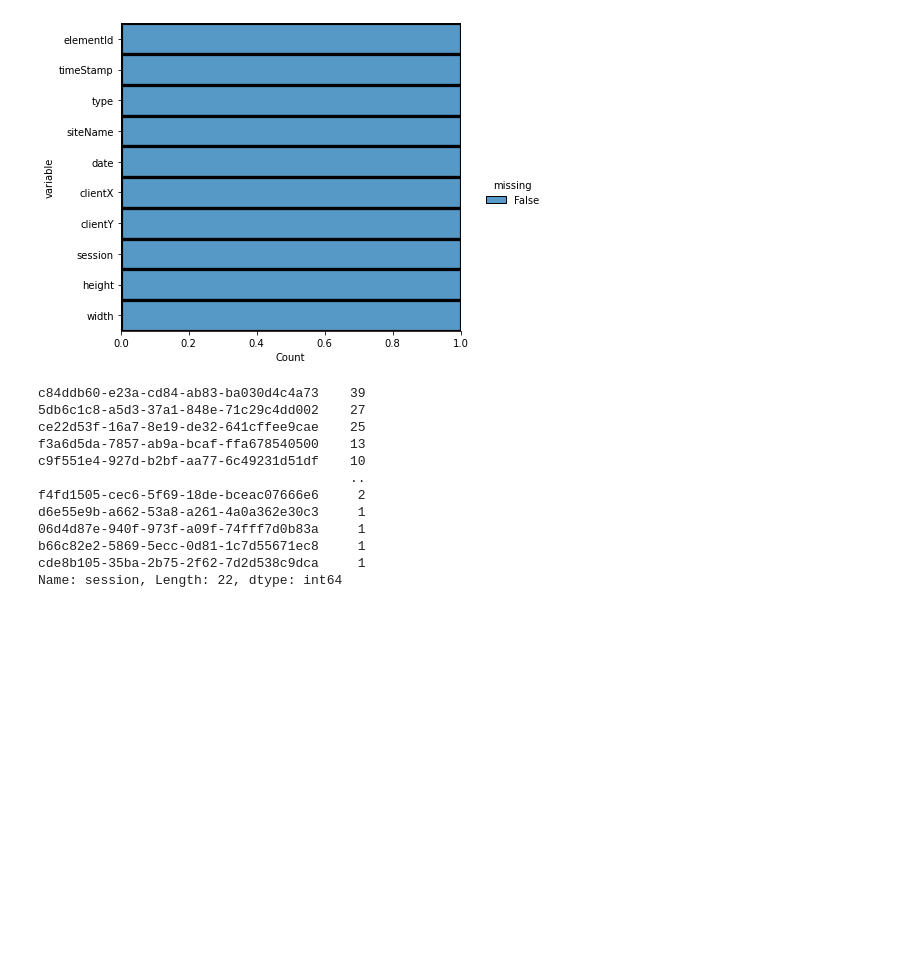
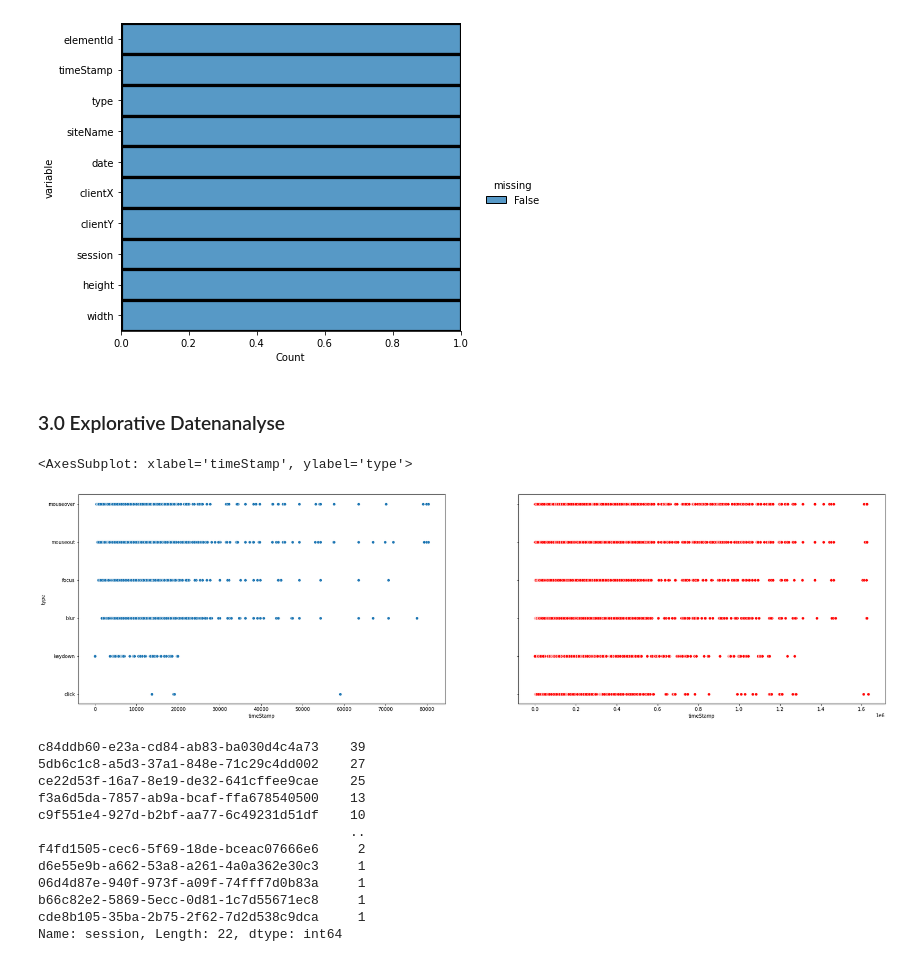
Before and after one commit to IngaGlotzbach/Master-AI, a Jupyter notebook: Model/CleanedData.ipynb, the cells around one changed output. Drawn from its saved outputs; the diff is of its cells as text; code cells hidden in the pictures; blank space fills up the shorter version.

Commit message:
explorative data

```diff
--- a/Model/CleanedData.ipynb
+++ b/Model/CleanedData.ipynb
@@ -220,6 +211,23 @@ plt.savefig("visualizing_missing_data_with_barplot_Seaborn_distplot.png", dpi=10
 # %% [output]
 <Figure size 720x432 with 0 Axes>
 [figure]
+# %%
+df_einfach_final['siteName'] = 0
+df_schwer_final['siteName'] = 1
+
+df_concat_data = pd.concat([df_einfach_final, df_schwer_final])
+# %%
+df_schwer_final = df_schwer_final.loc[(df_schwer_final['timeStamp'] < 3000000)]
+# %% [markdown]
+### 3.0 Explorative Datenanalyse
+# %%
+fig2, axs2 = plt.subplots(1,2, figsize=(30,8), sharey=True)
+
+sns.scatterplot(data=df_einfach_final, x='timeStamp', y='type', ax=axs2[0])
+sns.scatterplot(data=df_schwer_final, x='timeStamp', y='type', ax=axs2[1], color='red')
+# %% [output]
+<AxesSubplot: xlabel='timeStamp', ylabel='type'>
+[figure, added]
 # %%
 array_session_einfach = ['f3a6d5da-7857-ab9a-bcaf-ffa678540500', '0eb0e508-a337-0a7e-490d-5bb67ea8605a', '7e78ac93-8a2f-39d2-26a1-c41c7804b2e2', 'c9f551e4-927d-b2bf-aa77-6c49231d51df', 'edeac185-2198-1a32-1bf4-dd0816811064', 'd6e55e9b-a662-53a8-a261-4a0a362e30c3', '06d4d87e-940f-973f-a09f-74fff7d0b83a', '8abf06f5-52ae-6b8a-2203-b8e5967621d3', '51f4db5a-4b60-df29-b773-12ad99d4781e', '0a0fdcc9-ebf8-371b-40bf-efe88d97e22e', 'f4fd1505-cec6-5f69-18de-bceac07666e6', 'c84ddb60-e23a-cd84-ab83-ba030d4c4a73', 'fba8ac2f-02c2-130b-254f-3bcebe67d451', 'f090c908-bb4c-fdca-942d-6ae02b4019b0', '62c1e7a3-3ae8-ea78-a6fa-5b0c8e6a4b90', 'a8edf9d6-fb31-5690-e4be-3fa68ae2ff4a', 'ce22d53f-16a7-8e19-de32-641cffee9cae', 'c2fccaf4-aa23-d3bb-291b-2ce8e083512a', 'cde8b105-35ba-2b75-2f62-7d2d538c9dca', '047b635d-224e-f897-c995-3a9cac2df78a', '5db6c1c8-a5d3-37a1-848e-71c29c4dd002', 'b66c82e2-5869-5ecc-0d81-1c7d55671ec8', '7fe95a48-d9bd-2059-b731-0da1e54a4618']
 df_click_einfach = df_einfach[df_einfach['session'].isin(array_session_einfach)]
```
Also changed, not shown: parts of 5 cells of this notebook.
